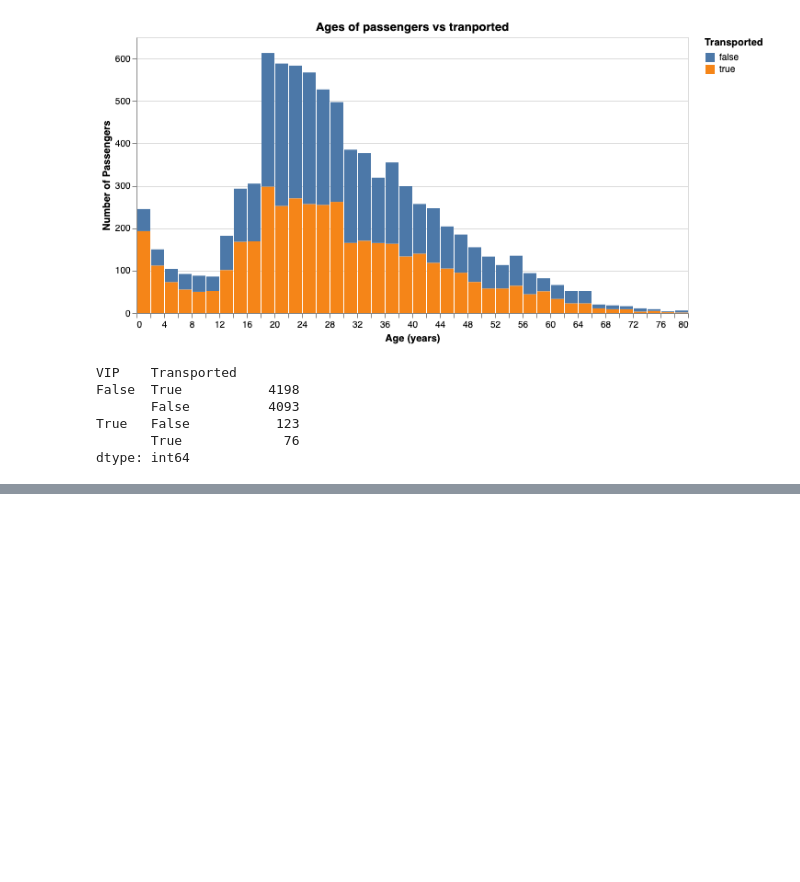
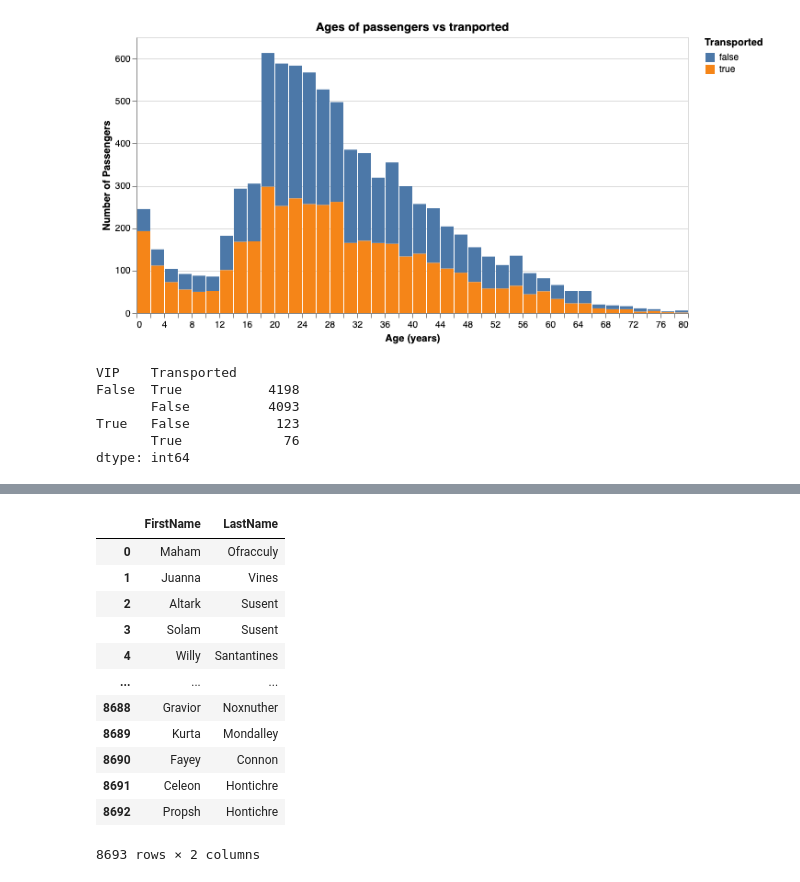
Before and after one commit to hcwang24/space_titanic, a Jupyter notebook: initial_analysis.ipynb, the cells around one changed output, grey strips where cells are left out. Drawn from its saved outputs; the diff is of its cells as text; code cells hidden in the pictures; blank space fills up the shorter version.

```diff
--- a/initial_analysis.ipynb
+++ b/initial_analysis.ipynb
@@ -292,0 +312,22 @@ alt.Chart(
+# %%
+# Let's look at the `Name` feature. This is a unique feature since all passengers have different names.
+# We could tranform this into first and last names and investigate if the anomaly targeted a specific
+# family.
+train_df[["FirstName", "LastName"]] = (
+    train_df["Name"].str.split(" ", expand=True).values
+)
+train_df[["FirstName", "LastName"]]
+# %% [output]
+|  | FirstName | LastName |
+| 0 | Maham | Ofracculy |
+| 1 | Juanna | Vines |
+| 2 | Altark | Susent |
+| 3 | Solam | Susent |
+| 4 | Willy | Santantines |
+| ... | ... | ... |
+| 8688 | Gravior | Noxnuther |
+| 8689 | Kurta | Mondalley |
+| 8690 | Fayey | Connon |
+| 8691 | Celeon | Hontichre |
+| 8692 | Propsh | Hontichre |
+8693 rows × 2 columns
```
Also changed, not shown: parts of 6 cells of this notebook.
